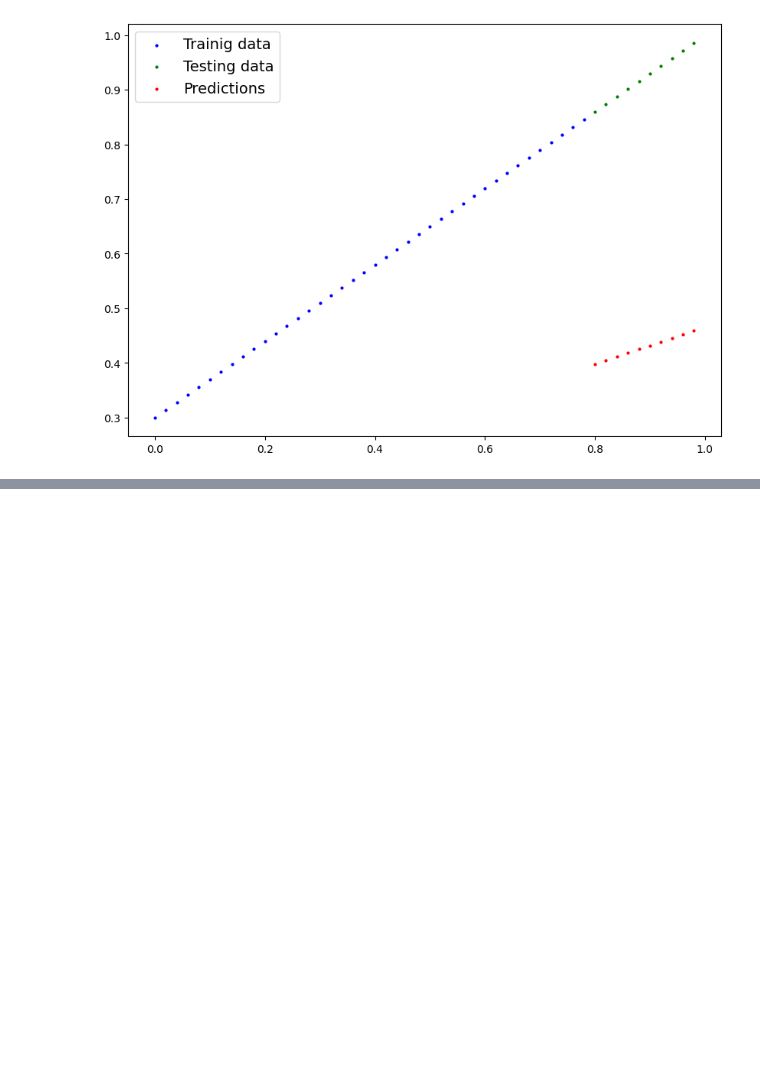
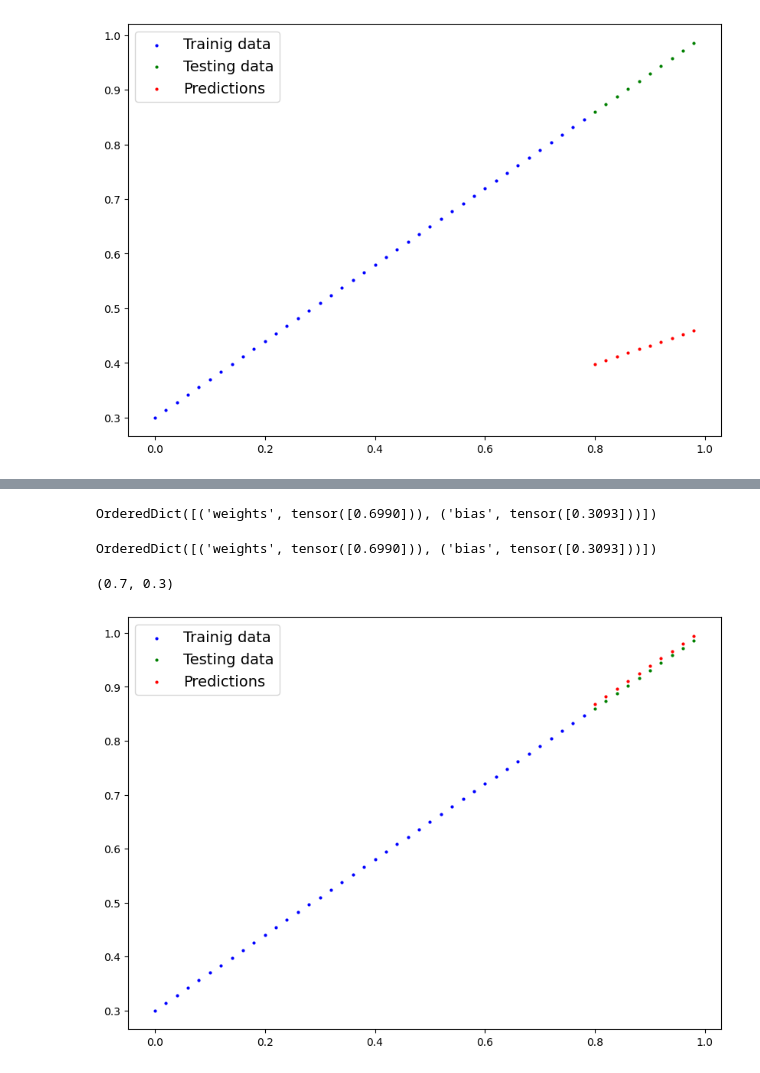
Before and after one commit to Somrat390/Pytorch, a Jupyter notebook: Neural_Network_with_classification.ipynb, the cells around one changed output, grey strips where cells are left out. Saved outputs shown, nothing was run; the diff lists cells and outputs as text; code cells hidden in the pictures; blank space fills up the shorter version.

```diff
--- a/Neural_Network_with_classification.ipynb
+++ b/Neural_Network_with_classification.ipynb
@@ -161,3 +161,9 @@ tensor([[0.8600],
 plot_prediction(prediction=y_pred)
 # %% [output]
 [figure]
+# %%
+# Setup a loss funtion
+loss_fn = nn.L1Loss()
+
+#setting optimizer
+optimizer = torch.optim.SGD(params=model_0.parameters(), lr=0.01)
@@ -163,0 +178,28 @@ plot_prediction(prediction=y_pred)
+# %%
+
+torch.manual_seed(42)
+# Training loop
+epochs = 100
+
+for epoch in range(epochs):
+  model_0.train() # train mode in pytorch sets all parameter that require gradients
+
+  y_pred = model_0(X_train) #forward pass
+
+  loss = loss_fn(y_pred, y_train) # calculate loss
+  print(f"Loss {loss}")
+  optimizer.zero_grad() #optimizer to zero grad
+
+  loss.backward() # backpropagation
+
+  optimizer.step() #performing gradient descent
+
+  model_0.eval() # turn off gradient tracking
+  with torch.inference_mode():
+      y_pred = model_0(X_test)
+
+      test_loss = loss_fn(y_pred, y_test)
+
+  if epoch%10 == 0:
+       print(f"Epoc: {epoch} | Loss{loss} | Test loss{test_loss}")
+       print(model_0.state_dict())
@@ -163,0 +224,19 @@ plot_prediction(prediction=y_pred)
+# %%
+model_0.state_dict()
+# %% [output]
+OrderedDict([('weights', tensor([0.6990])), ('bias', tensor([0.3093]))])
+# %%
+model_0.state_dict()
+# %% [output]
+OrderedDict([('weights', tensor([0.6990])), ('bias', tensor([0.3093]))])
+# %%
+weight, bias
+# %% [output]
+(0.7, 0.3)
+# %%
+with torch.inference_mode():
+  y_pred = model_0(X_test)
+# %%
+plot_prediction(prediction=y_pred)
+# %% [output]
+[figure, added]
```
Also changed, not shown: parts of 2 cells of this notebook.
